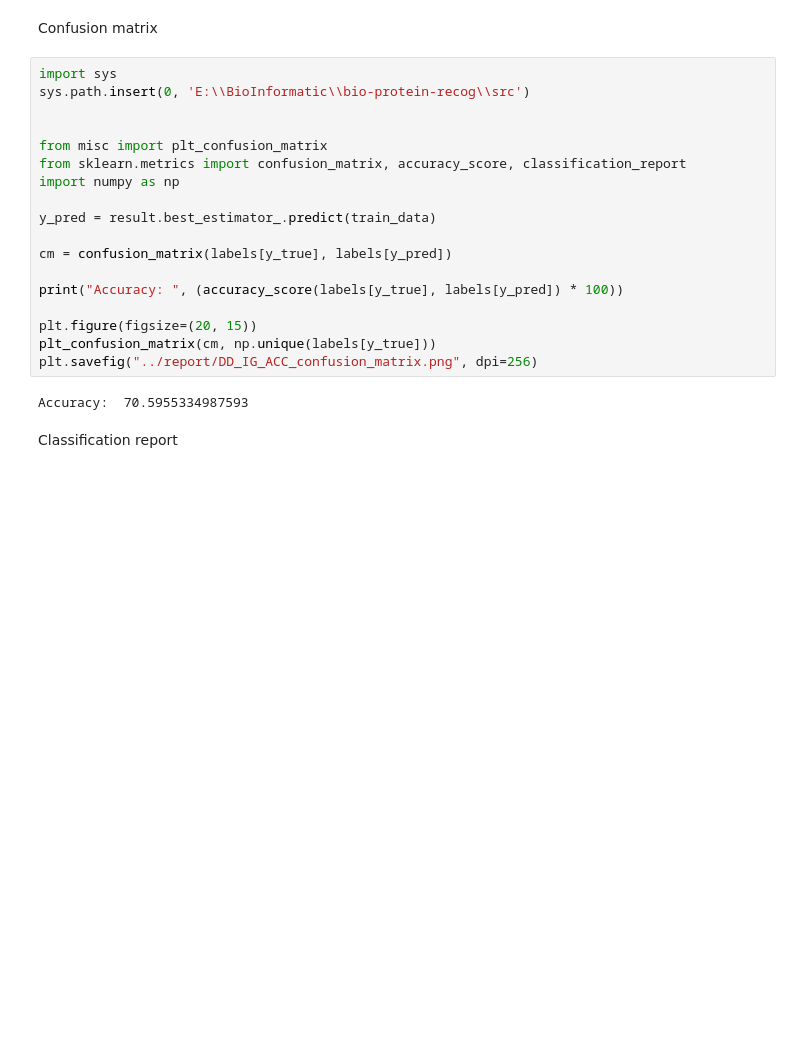
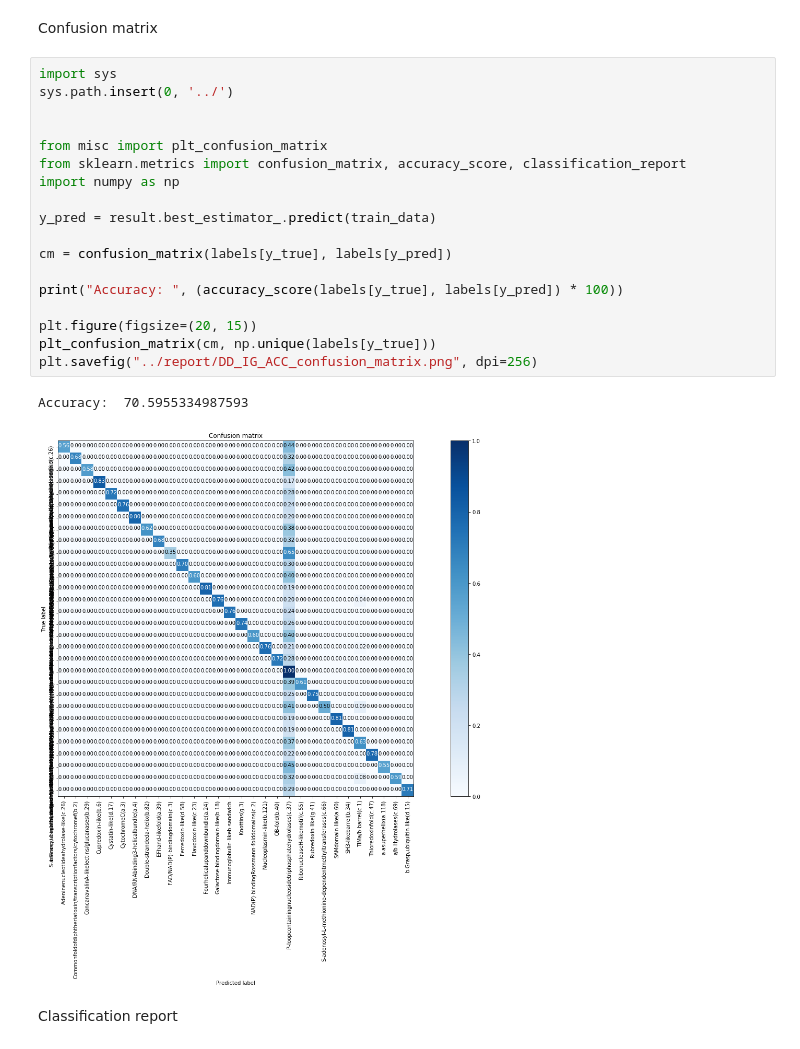
Before and after one commit to MsAlEhR/bio-protein-fold-recognition, a Jupyter notebook: src/notebooks/SVM_dd_ACC.ipynb, the cells around one changed output. Drawn from its saved outputs; the diff is of its cells as text; blank space fills up the shorter version.

```diff
--- a/src/notebooks/SVM_dd_ACC.ipynb
+++ b/src/notebooks/SVM_dd_ACC.ipynb
@@ -139,24 +141,25 @@ Best accuracy: 21.96
 Confusion matrix
 # %%
 import sys
-sys.path.insert(0, 'E:\\BioInformatic\\bio-protein-recog\\src')
+sys.path.insert(0, '../')
 
 
 from misc import plt_confusion_matrix
 from sklearn.metrics import confusion_matrix, accuracy_score, classification_report
 import numpy as np
 
 y_pred = result.best_estimator_.predict(train_data)
 
 cm = confusion_matrix(labels[y_true], labels[y_pred])
 
 print("Accuracy: ", (accuracy_score(labels[y_true], labels[y_pred]) * 100))
 
 plt.figure(figsize=(20, 15))
 plt_confusion_matrix(cm, np.unique(labels[y_true]))
 plt.savefig("../report/DD_IG_ACC_confusion_matrix.png", dpi=256)
 # %% [output]
 Accuracy:  70.5955334987593
+[figure, added]
 # %% [markdown]
 Classification report
 # %%
```
Also changed, not shown: parts of 9 cells of this notebook, 3 other files.
